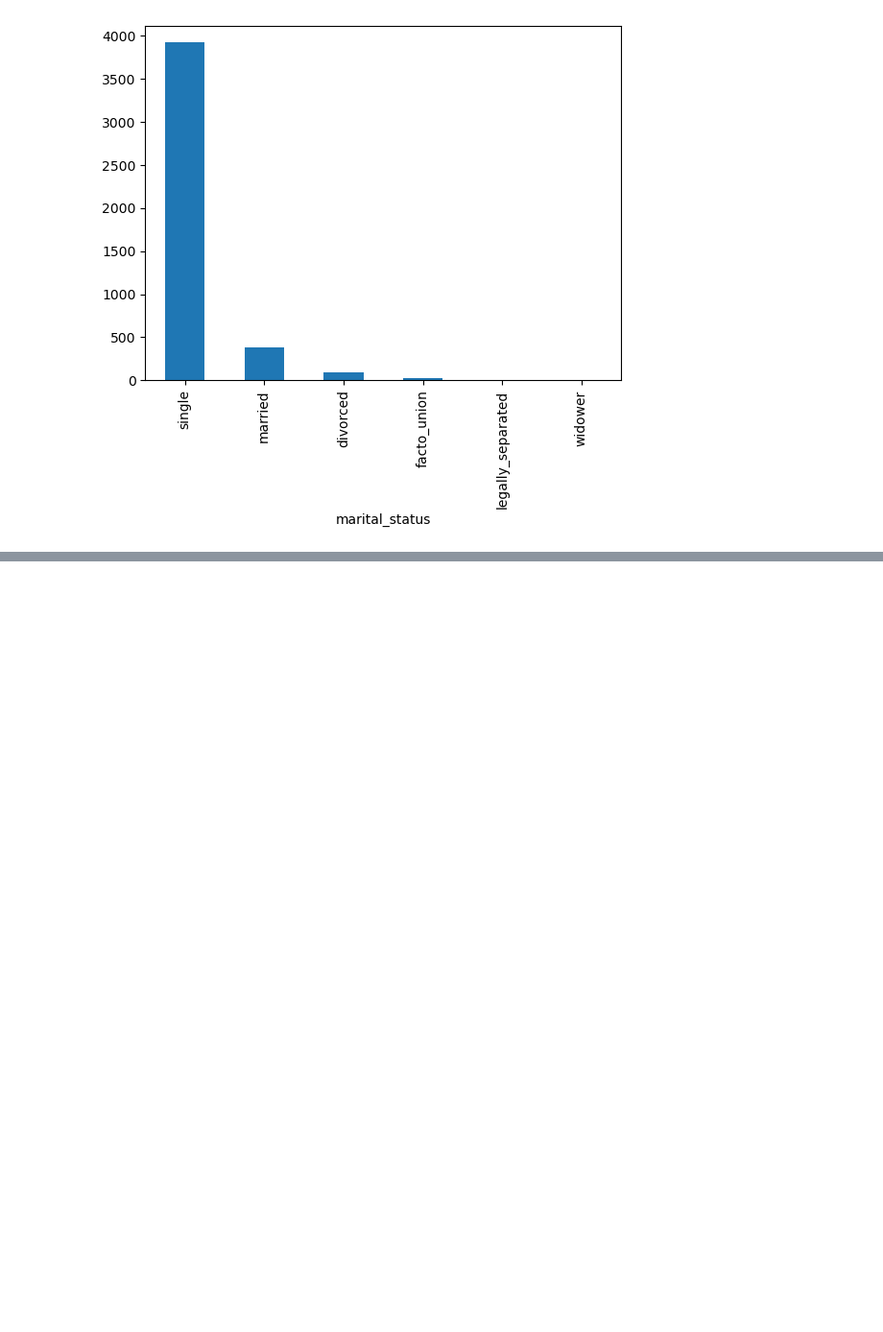
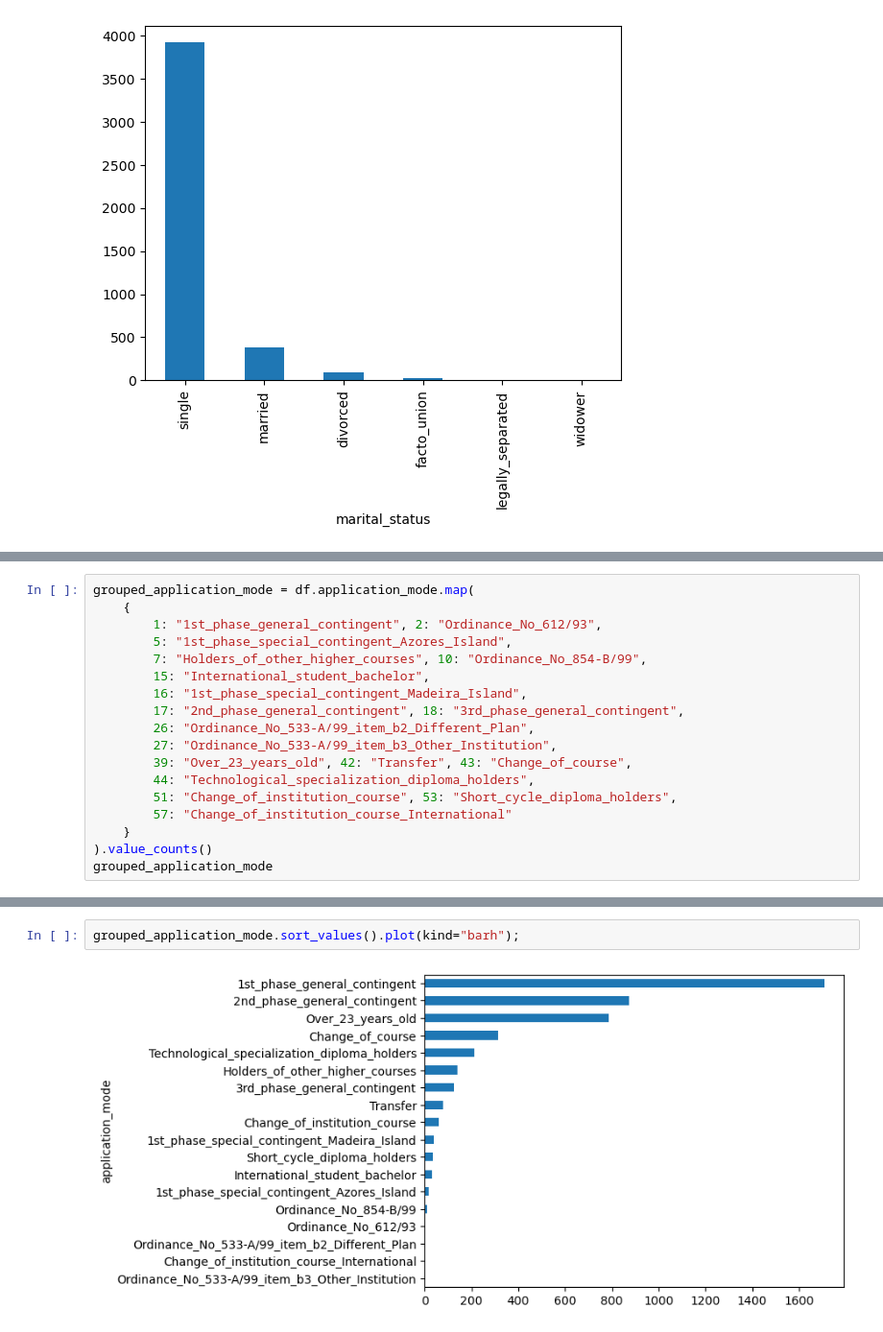
Before and after one commit to AndreJacobsPy/ai-academy-capstone, a Jupyter notebook: exploration.ipynb, the cells around one changed output, grey strips where cells are left out. Shown at 96% size. Drawn from its saved outputs; the diff is of its cells as text; blank space fills up the shorter version.

```diff
--- a/exploration.ipynb
+++ b/exploration.ipynb
@@ -103,0 +174,18 @@ grouped_marital_status.plot(kind="bar");
+# %%
+grouped_application_mode = df.application_mode.map(
+    {
+        1: "1st_phase_general_contingent", 2: "Ordinance_No_612/93",
+        5: "1st_phase_special_contingent_Azores_Island",
+        7: "Holders_of_other_higher_courses", 10: "Ordinance_No_854-B/99",
+        15: "International_student_bachelor",
+        16: "1st_phase_special_contingent_Madeira_Island",
+        17: "2nd_phase_general_contingent", 18: "3rd_phase_general_contingent",
+        26: "Ordinance_No_533-A/99_item_b2_Different_Plan",
+        27: "Ordinance_No_533-A/99_item_b3_Other_Institution",
+        39: "Over_23_years_old", 42: "Transfer", 43: "Change_of_course",
+        44: "Technological_specialization_diploma_holders",
+        51: "Change_of_institution_course", 53: "Short_cycle_diploma_holders",
+        57: "Change_of_institution_course_International"
+    }
+).value_counts()
+grouped_application_mode
@@ -103,0 +213,4 @@ grouped_marital_status.plot(kind="bar");
+# %%
+grouped_application_mode.sort_values().plot(kind="barh");
+# %% [output]
+[figure, added]
```
Also changed, not shown: parts of 15 cells of this notebook, 1 other file.
